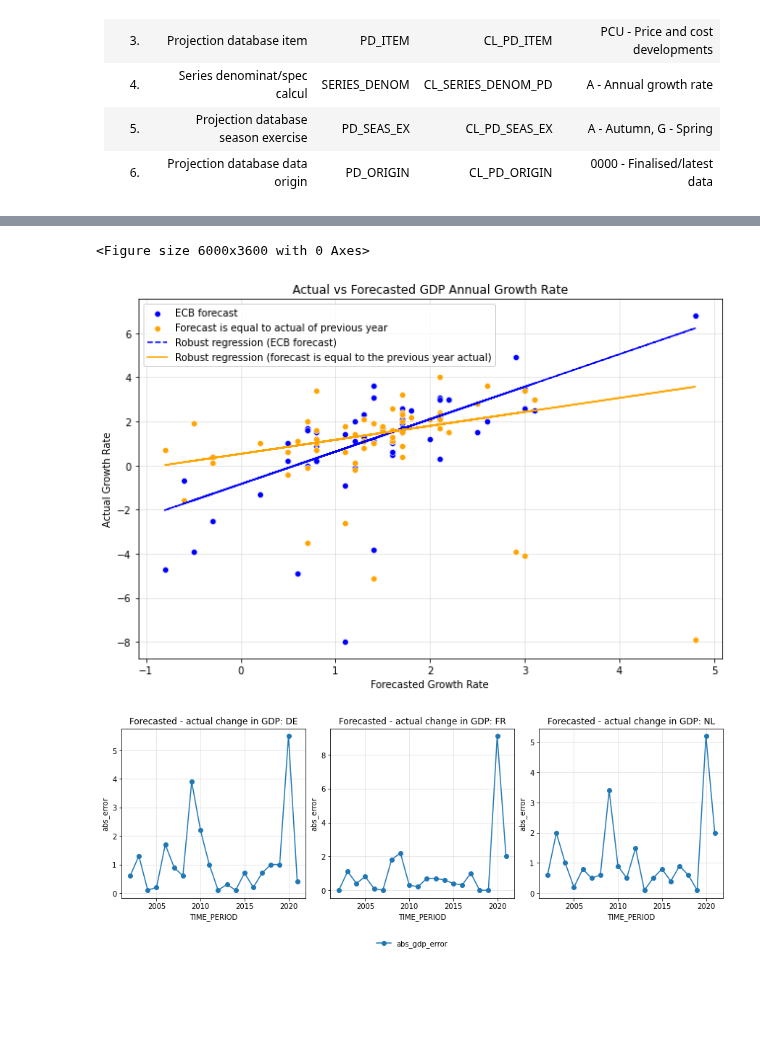
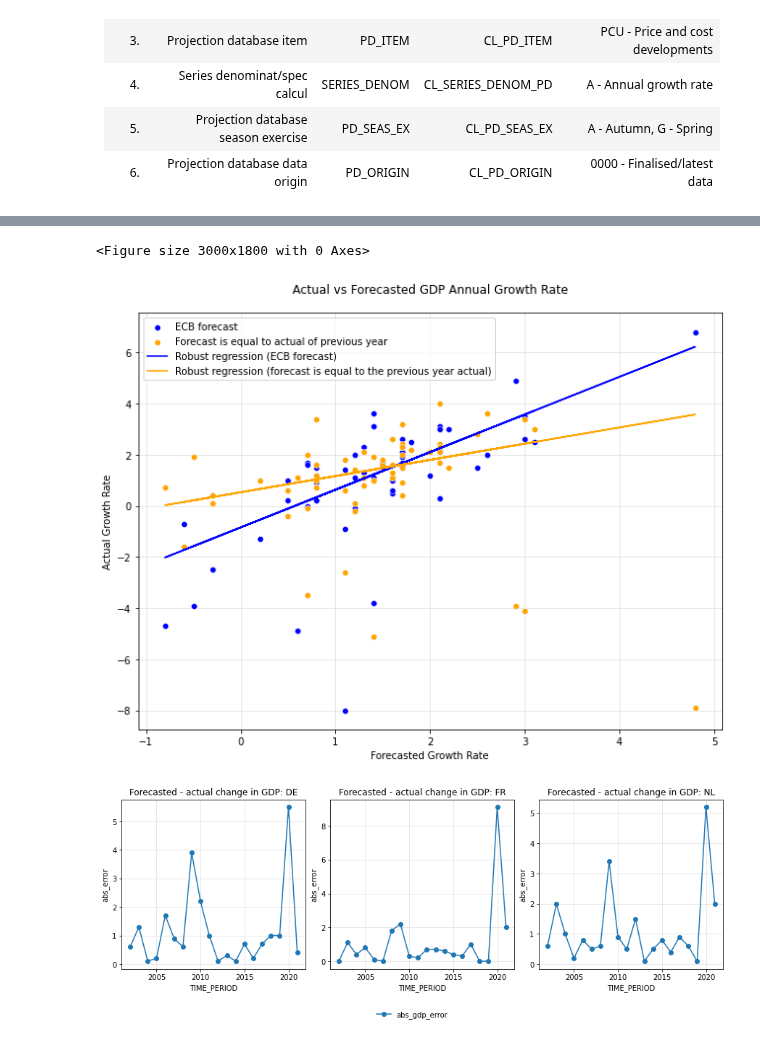
Before and after one commit to at621/snippets, a Jupyter notebook: ecb_gdp_backtest_comp.ipynb, the cells around one changed output, grey strips where cells are left out. Cells and saved outputs as stored; diff of their text form; code cells hidden in the pictures; blank space fills up the shorter version.

```diff
--- a/ecb_gdp_backtest_comp.ipynb
+++ b/ecb_gdp_backtest_comp.ipynb
@@ -120,42 +120,41 @@ y1 = plot_df['value_actual']
 y2 = plot_df['value_actual_1y_ago']
 
 # Creating the plot
-plt.figure(figsize=(10, 6), dpi=600);
-fig, ax = plt.subplots(figsize=(9, 6))
+plt.figure(figsize=(10, 6), dpi=300);
+fig, ax = plt.subplots(figsize=(9, 7))
 
 # Setting gridlines behind plot elements
 ax.set_axisbelow(True)
 ax.grid(True, linestyle='-', linewidth=0.5, color='lightgray', zorder=0)
 
 # Scatter plot for actual data
 sns.scatterplot(x=x, y=y1, ax=ax, color='blue', label='ECB forecast')
 sns.scatterplot(x=x, y=y2, ax=ax, color='orange', label='Forecast is equal to actual of previous year')
 
 # Adding a robust regression line for y1
 X = sm.add_constant(x)
 model_robust_y1 = sm.RLM(y1, X, M=sm.robust.norms.HuberT()).fit()
 y_pred_robust_y1 = model_robust_y1.predict(X)
-ax.plot(x, y_pred_robust_y1, color='blue', linestyle='--', label='Robust regression (ECB forecast)')
+ax.plot(x, y_pred_robust_y1, color='blue', label='Robust regression (ECB forecast)')
 
 # Adding a robust regression line for y2
 model_robust_y2 = sm.RLM(y2, X, M=sm.robust.norms.HuberT()).fit()
 y_pred_robust_y2 = model_robust_y2.predict(X)
 ax.plot(x, y_pred_robust_y2, color='orange', label='Robust regression (forecast is equal to the previous year actual)')
 
 # Setting titles and labels
-ax.set_title('Actual vs Forecasted GDP Annual Growth Rate')
+ax.set_title('Actual vs Forecasted GDP Annual Growth Rate', pad=20)
 ax.set_xlabel('Forecasted Growth Rate')
 ax.set_ylabel('Actual Growth Rate')
 ax.grid(True, linestyle='-', linewidth=0.5, color='lightgray')
 ax.legend()
 
 plt.tight_layout()
-# plt.show();
 
 plt.savefig('forecast_vs_actual_gdp_growth.pdf', format='pdf')
 # %% [output]
-<Figure size 6000x3600 with 0 Axes>
+<Figure size 3000x1800 with 0 Axes>
-[figure, old version]
+[figure, new version]
 # %%
 # Create error plots for individual countries
 plot_df.replace([np.inf, -np.inf], np.nan, inplace=True)
```
